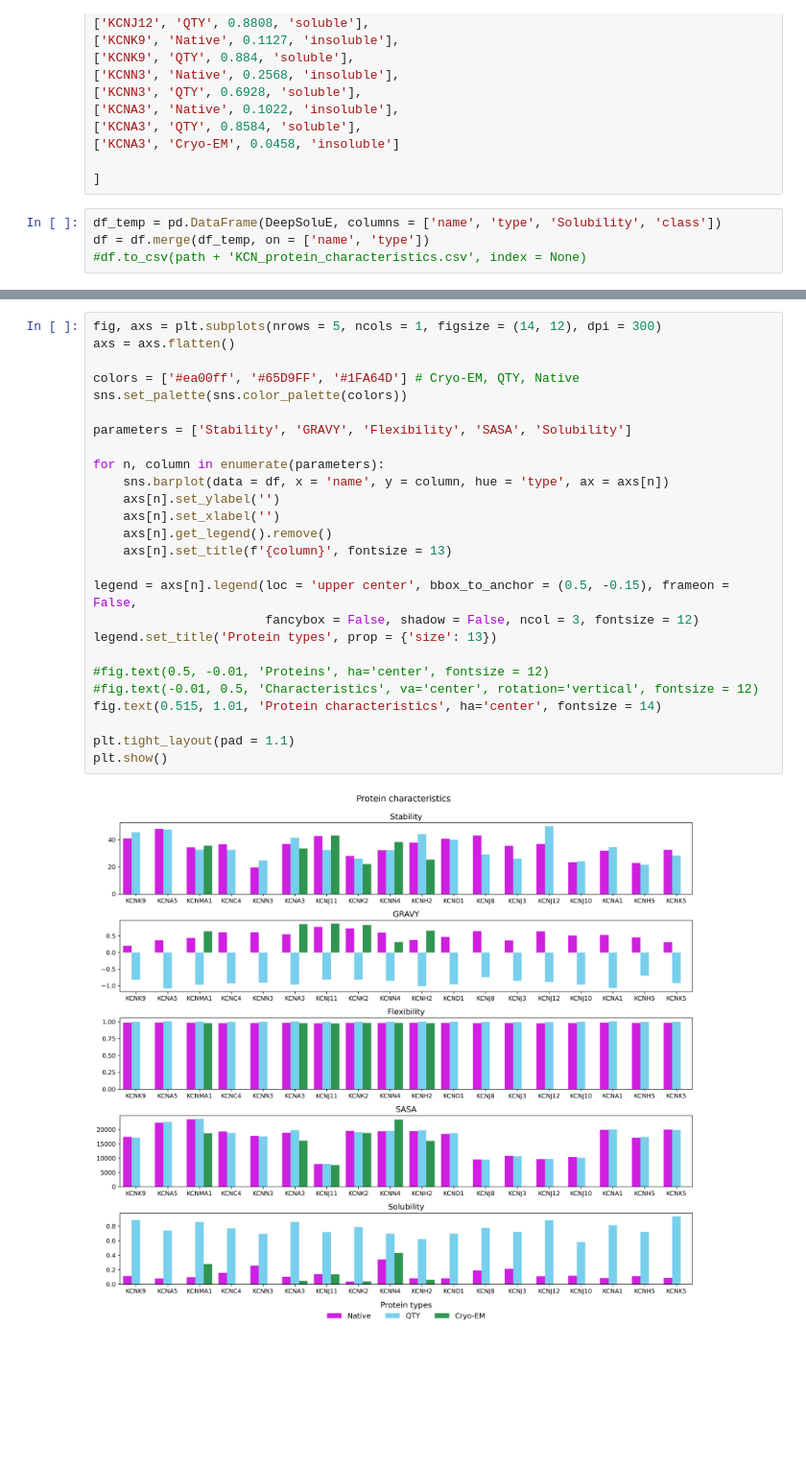
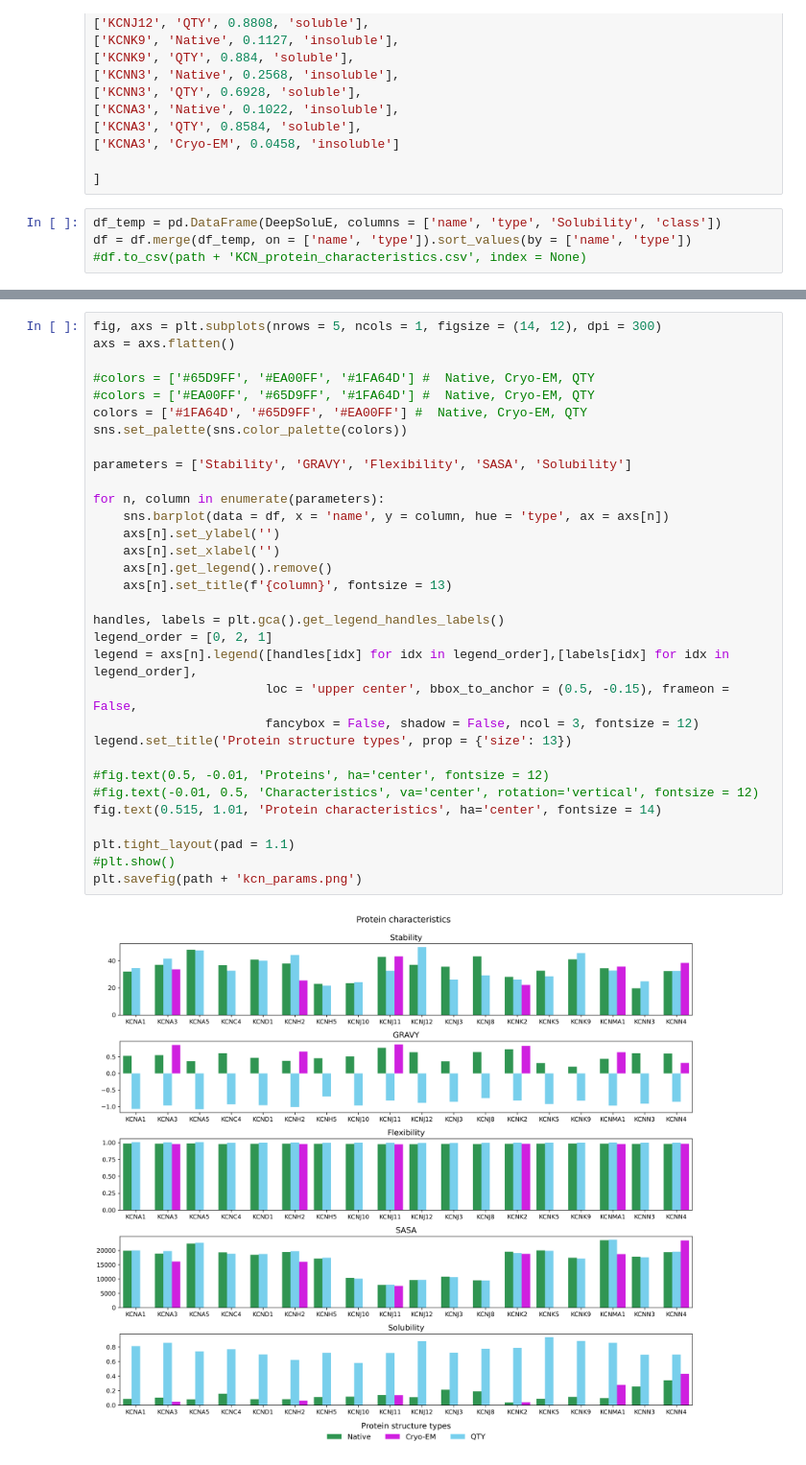
Before and after one commit to eva-smorodina/kcn, a Jupyter notebook: kcn_characteristics.ipynb, the cells around one changed output, grey strips where cells are left out. Shown at 96% size. Cells and saved outputs as stored; diff of their text form; blank space fills up the shorter version.

```diff
--- a/kcn_characteristics.ipynb
+++ b/kcn_characteristics.ipynb
@@ -145,7 +145,7 @@ DeepSoluE = [
 ]
 # %%
 df_temp = pd.DataFrame(DeepSoluE, columns = ['name', 'type', 'Solubility', 'class'])
-df = df.merge(df_temp, on = ['name', 'type'])
+df = df.merge(df_temp, on = ['name', 'type']).sort_values(by = ['name', 'type'])
 #df.to_csv(path + 'KCN_protein_characteristics.csv', index = None)
 # %%
 df
@@ -170,28 +170,34 @@ df
 # %%
 fig, axs = plt.subplots(nrows = 5, ncols = 1, figsize = (14, 12), dpi = 300)
 axs = axs.flatten()
 
-colors = ['#ea00ff', '#65D9FF', '#1FA64D'] # Cryo-EM, QTY, Native
+#colors = ['#65D9FF', '#EA00FF', '#1FA64D'] #  Native, Cryo-EM, QTY
+#colors = ['#EA00FF', '#65D9FF', '#1FA64D'] #  Native, Cryo-EM, QTY
+colors = ['#1FA64D', '#65D9FF', '#EA00FF'] #  Native, Cryo-EM, QTY
 sns.set_palette(sns.color_palette(colors))
 
 parameters = ['Stability', 'GRAVY', 'Flexibility', 'SASA', 'Solubility']
 
 for n, column in enumerate(parameters):
     sns.barplot(data = df, x = 'name', y = column, hue = 'type', ax = axs[n])
     axs[n].set_ylabel('')
     axs[n].set_xlabel('')
     axs[n].get_legend().remove()
     axs[n].set_title(f'{column}', fontsize = 13)
 
-legend = axs[n].legend(loc = 'upper center', bbox_to_anchor = (0.5, -0.15), frameon = False,
+handles, labels = plt.gca().get_legend_handles_labels()
+legend_order = [0, 2, 1]
+legend = axs[n].legend([handles[idx] for idx in legend_order],[labels[idx] for idx in legend_order],
+                       loc = 'upper center', bbox_to_anchor = (0.5, -0.15), frameon = False,
                        fancybox = False, shadow = False, ncol = 3, fontsize = 12)
-legend.set_title('Protein types', prop = {'size': 13})
+legend.set_title('Protein structure types', prop = {'size': 13})
 
 #fig.text(0.5, -0.01, 'Proteins', ha='center', fontsize = 12)
 #fig.text(-0.01, 0.5, 'Characteristics', va='center', rotation='vertical', fontsize = 12)
 fig.text(0.515, 1.01, 'Protein characteristics', ha='center', fontsize = 14)
 
 plt.tight_layout(pad = 1.1)
-plt.show()
+#plt.show()
+plt.savefig(path + 'kcn_params.png')
 # %% [output]
-[figure, old version]
+[figure, new version]
```
Also changed, not shown: parts of 2 cells of this notebook.
